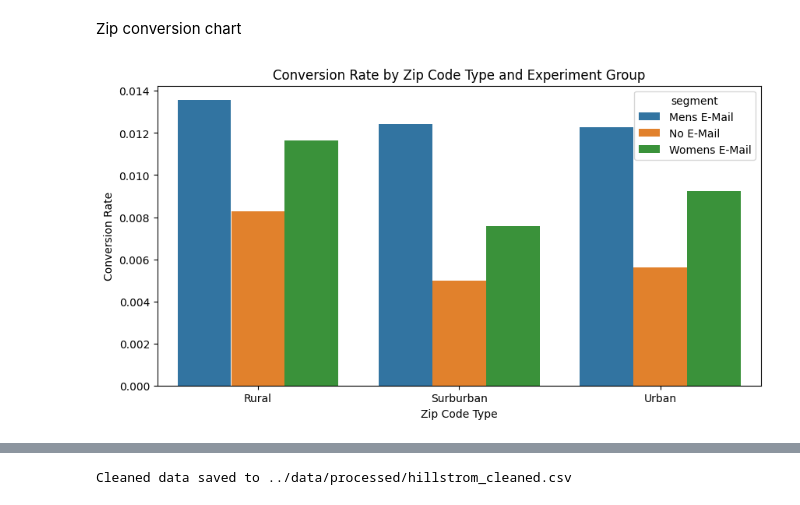
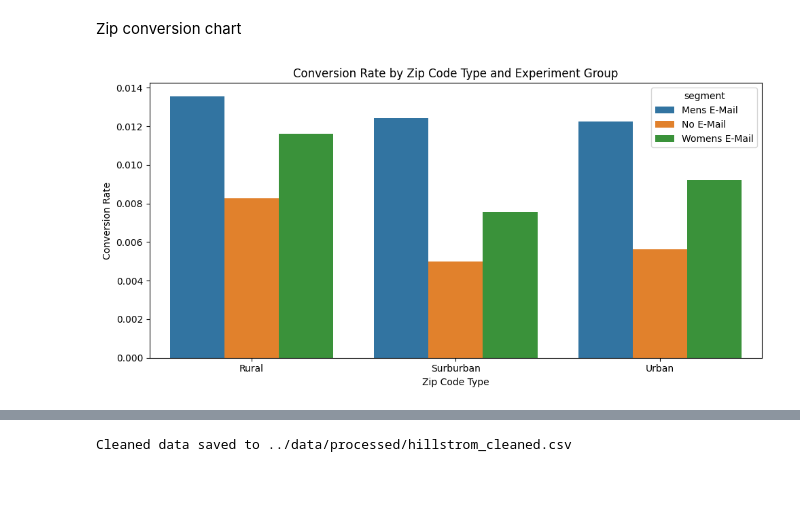
Before and after one commit to Phiziics/Product_ml, a Jupyter notebook: ab_testing/hillstrom-ab-testing/notebooks/01_data_understanding.ipynb, the cells around one changed output, grey strips where cells are left out. Cells and saved outputs as stored; diff of their text form; code cells hidden in the pictures.

```diff
--- a/ab_testing/hillstrom-ab-testing/notebooks/01_data_understanding.ipynb
+++ b/ab_testing/hillstrom-ab-testing/notebooks/01_data_understanding.ipynb
@@ -648,17 +670,19 @@ Zip conversion chart
 # %%
 # visiualize conversion rate by zip code type and experiment group
 
-plt.figure(figsize=(10,5))
+plt.figure(figsize=(10, 5))
 sns.barplot(
     data=zip_summary,
     x="zip_code",
     y="conversion_rate",
     hue="segment",
     errorbar=None
 )
 plt.title("Conversion Rate by Zip Code Type and Experiment Group")
 plt.xlabel("Zip Code Type")
 plt.ylabel("Conversion Rate")
+plt.tight_layout()
+plt.savefig("../reports/figures/conversion_rate_by_zip_code.png", dpi=300)
 plt.show()
 # %% [output]
-[figure, old version]
+[figure, new version]
```
Also changed, not shown: parts of 10 cells of this notebook, 5 other files.
